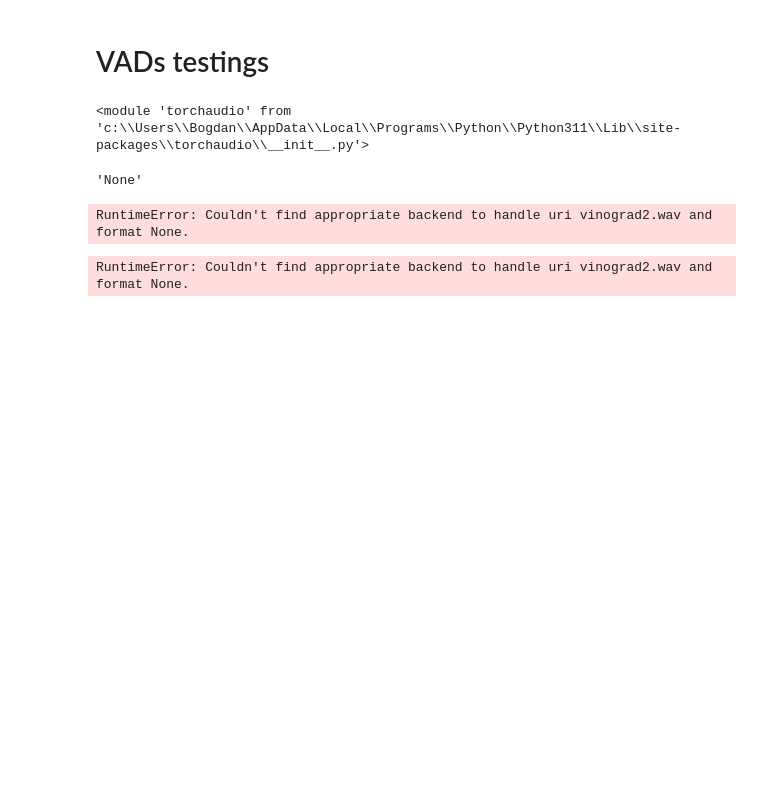
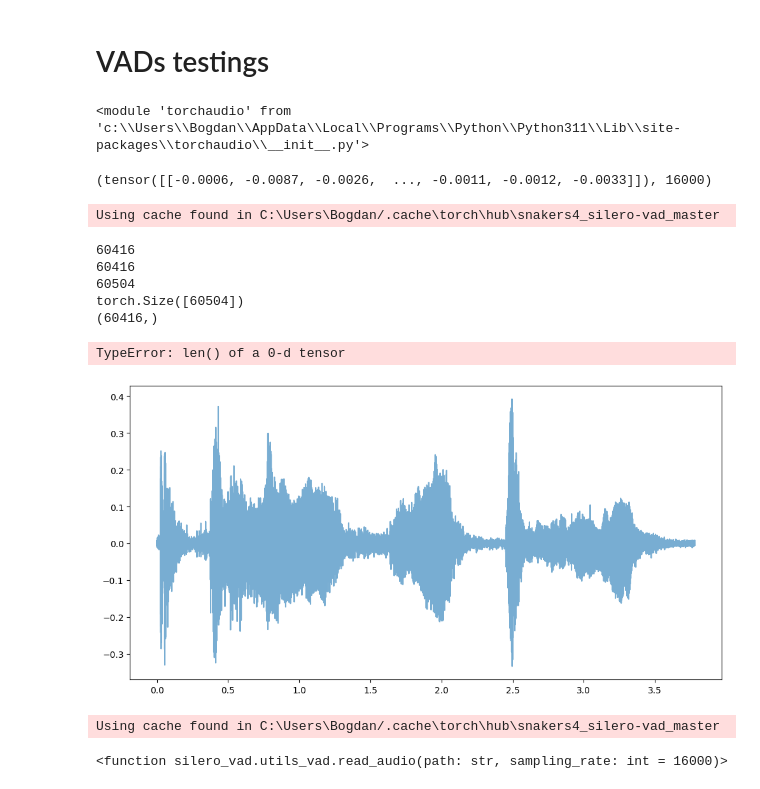
Before and after one commit to crazy-historian/speech_enhancement, a Jupyter notebook: VAD_testing/vad.ipynb, the cells around one changed output. Drawn from its saved outputs; the diff is of its cells as text; code cells hidden in the pictures; blank space fills up the shorter version.

```diff
--- a/VAD_testing/vad.ipynb
+++ b/VAD_testing/vad.ipynb
@@ -73,7 +40,7 @@ class VADInterface:
         if model_type == "webrtc":
             self.vad = webrtcvad.Vad(aggressiveness)
         elif model_type == "silero":
-            self.model = torch.hub.load('snakers4/silero-vad', 'silero_vad')
+            self.model, _ = torch.hub.load('snakers4/silero-vad', 'silero_vad')
         elif model_type == "torchaudio":
             pass  # Используем torchaudio.functional.vad напрямую
         elif model_type == "librosa":
@@ -112,9 +79,20 @@ class VADInterface:
         ], dim=1)
 
     def _silero_vad(self, waveform, sample_rate):
-        speech_probs = self.model(waveform, sample_rate=sample_rate)
+        waveform=waveform[0]
+        ub = (len(waveform) // 512)*512
+        full = []
+        for i in range(0, len(waveform[:ub]), 512):
+            res = self.model(waveform[i:i+512], 16000)
+            full += [res.detach().numpy()]*512
+        print(len(full))
+        print(ub)
+        print(len(waveform))
+        print(waveform.shape)
+        speech_probs = np.array(full)[:,0, 0]
+        print(speech_probs.shape)
         mask = speech_probs > 0.5
-        return waveform[:, mask]
+        return waveform[:ub][mask]
 
     def _librosa_vad(self, waveform, sample_rate):
         """Простая реализация VAD с использованием RMS энергии."""
@@ -225,48 +204,52 @@ import importlib
 importlib.reload(torchaudio)
 # %% [output]
 <module 'torchaudio' from 'c:\\Users\\Bogdan\\AppData\\Local\\Programs\\Python\\Python311\\Lib\\site-packages\\torchaudio\\__init__.py'>
-# %%
-
-#torchaudio.backend.soundfile_backend
-str(torchaudio.get_audio_backend())
-# %% [output]
-'None'
 # %%
 path = os.path.join("vinograd2.wav")
 
-torchaudio.set_audio_backend("soundfile")
-torchaudio.set_audio_backend("sox_io")
 torchaudio.load(path)
 # %% [output]
-RuntimeError: Couldn't find appropriate backend to handle uri vinograd2.wav and format None.
+(tensor([[-0.0006, -0.0087, -0.0026,  ..., -0.0011, -0.0012, -0.0033]]), 16000)
 # %%
 path = os.path.join("vinograd2.wav")
 
 original, sample_rate = load_audio(path) #waveform, sample_rate
 noisy = add_pink_noise(original, noise_factor=0.005)
 
 
 # Инициализация и применение VAD для разных моделей
-vad_webrtc = VADInterface(model_type="webrtc")
+#vad_webrtc = VADInterface(model_type="webrtc")
 vad_silero = VADInterface(model_type="silero")
 vad_torchaudio = VADInterface(model_type="torchaudio")
 vad_librosa = VADInterface(model_type="librosa")
-vad_speechbrain = VADInterface(model_type="speechbrain") if SpeechBrainVAD else None
+#vad_speechbrain = VADInterface(model_type="speechbrain") if SpeechBrainVAD else None
 
-processed_webrtc = vad_webrtc.apply_vad(original, sample_rate)
+#processed_webrtc = vad_webrtc.apply_vad(original, sample_rate)
 processed_silero = vad_silero.apply_vad(original, sample_rate)
 processed_torchaudio = vad_torchaudio.apply_vad(original, sample_rate)
 processed_librosa = vad_librosa.apply_vad(original, sample_rate)
 
 # Список обработанных сигналов и их меток
-processed_list = [processed_webrtc, processed_silero, processed_torchaudio, processed_librosa]
-labels = ["WebRTC", "Silero", "Torchaudio", "Librosa"]
+processed_list = [ processed_silero, processed_torchaudio, processed_librosa]
+labels = ["Silero", "Torchaudio", "Librosa"]
 
-if vad_speechbrain:
-    boundaries = vad_speechbrain.apply_vad(original, sample_rate)
-    print(f"SpeechBrain boundaries: {boundaries}")
 
 # Визуализация результатов
 plot_waveforms(original, processed_list, sample_rate, labels)
 # %% [output]
-RuntimeError: Couldn't find appropriate backend to handle uri vinograd2.wav and format None.
+Using cache found in C:\Users\Bogdan/.cache\torch\hub\snakers4_silero-vad_master
+60416
+60416
+60504
+torch.Size([60504])
+(60416,)
+TypeError: len() of a 0-d tensor
+[figure, added]
+# %%
+silero_model = torch.hub.load('snakers4/silero-vad', 'silero_vad')
+# %% [output]
+Using cache found in C:\Users\Bogdan/.cache\torch\hub\snakers4_silero-vad_master
+# %%
+silero_model[1][2]
+# %% [output]
+<function silero_vad.utils_vad.read_audio(path: str, sampling_rate: int = 16000)>
```
Also changed, not shown: parts of 12 cells of this notebook, 1 other file.
